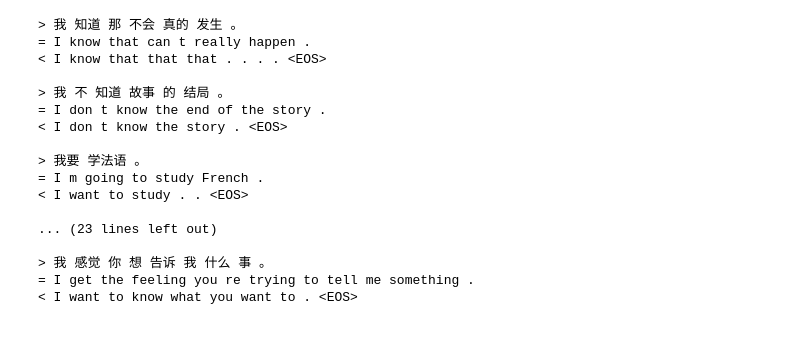
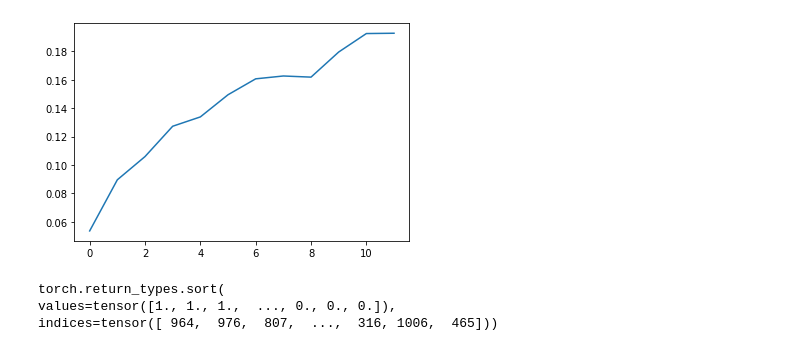
Before and after one commit to ouyen/ai_intro_nmt, a Jupyter notebook: test.ipynb, the cells around one changed output. Drawn from its saved outputs; the diff is of its cells as text; code cells hidden in the pictures.

```diff
--- a/test.ipynb
+++ b/test.ipynb
@@ -52,20 +40,8 @@ plt.savefig('loss_v1_0_1.jpg',dpi=400)
+# %%
+b=torch.load(MODEL_PATH+'/bleu.pt')
+plt.plot(b)
+plt.savefig('bleu.jpg',dpi=400)
+# %% [output]
+[figure, added]
 # %%
-evaluateRandomly(input_lang, output_lang, pairs,encoder1, attn_decoder1)
+p,b=evaluate_bleu(input_lang,output_lang,pairs,encoder1,attn_decoder1,type='test')
-# %% [output]
-> 我 知道 那 不会 真的 发生 。
-= I know that can t really happen .
-< I know that that that . . . . <EOS>
-
-> 我 不 知道 故事 的 结局 。
-= I don t know the end of the story .
-< I don t know the story . <EOS>
-
-> 我要 学法语 。
-= I m going to study French .
-< I want to study . . <EOS>
-
-... (23 lines left out)
-
-> 我 感觉 你 想 告诉 我 什么 事 。
-= I get the feeling you re trying to tell me something .
-< I want to know what you want to . <EOS>
@@ -73,0 +50,6 @@ import jieba
+# %%
+t.sort(descending=True)
+# %% [output]
+torch.return_types.sort(
+values=tensor([1., 1., 1.,  ..., 0., 0., 0.]),
+indices=tensor([ 964,  976,  807,  ...,  316, 1006,  465]))
```
Also changed, not shown: parts of 25 cells of this notebook, 6 other files.
